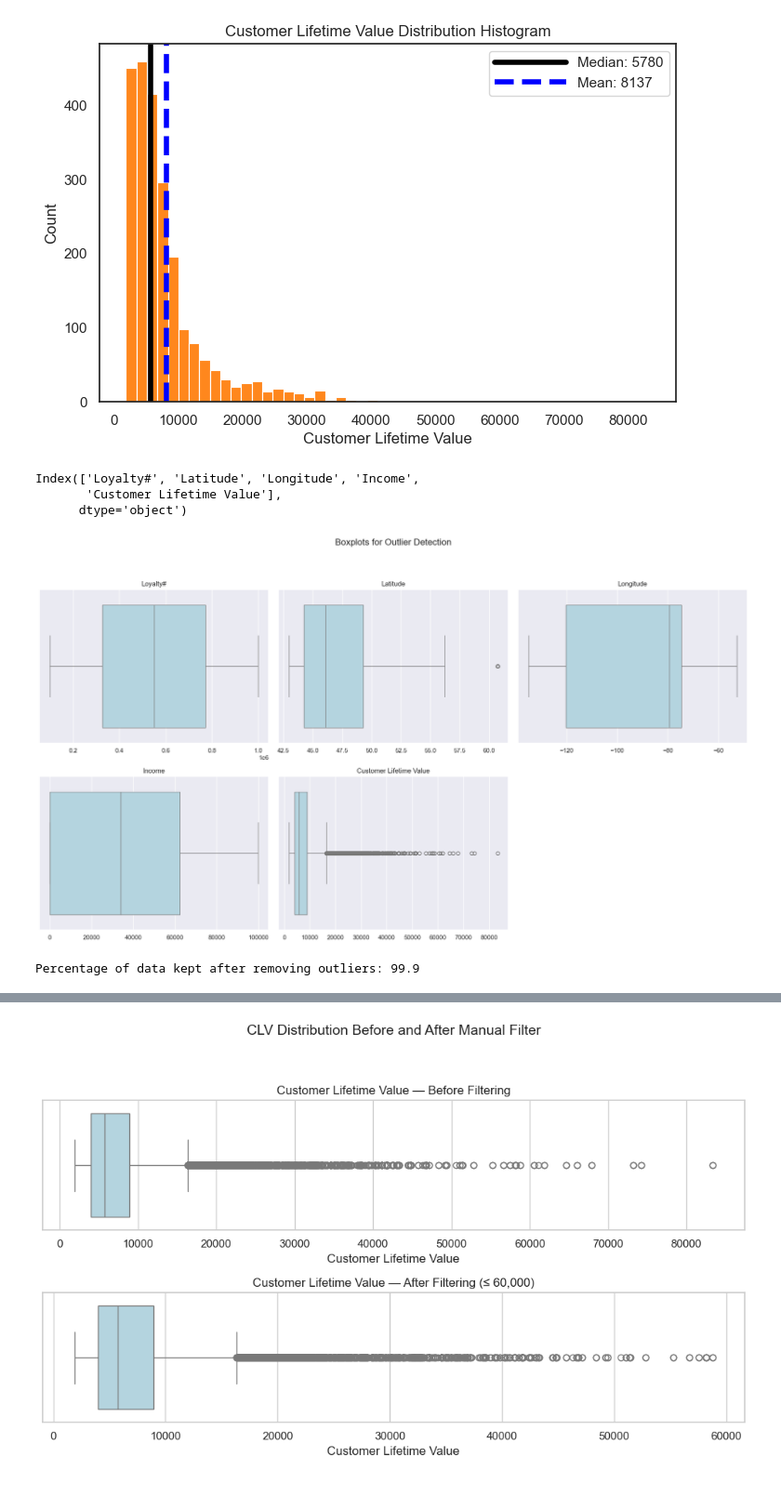
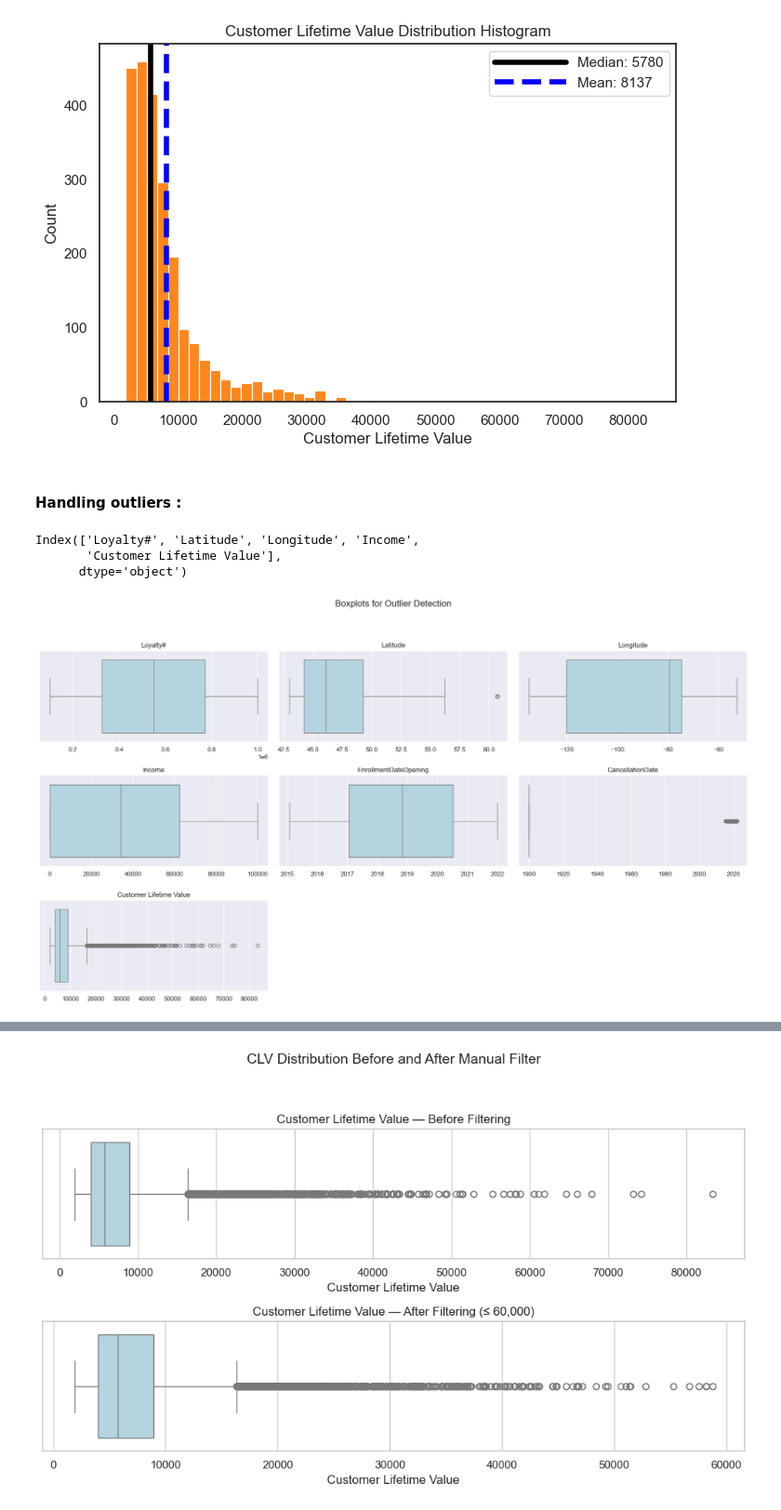
Before and after one commit to Solomonclement123/Data-Mining-Project, a Jupyter notebook: Group46_EDA_Code (1) (4).ipynb, the cells around one changed output, grey strips where cells are left out. Shown at 93% size. Drawn from its saved outputs; the diff is of its cells as text; code cells hidden in the pictures.

```diff
--- a/Group46_EDA_Code (1) (4).ipynb
+++ b/Group46_EDA_Code (1) (4).ipynb
@@ -20,4 +56,4 @@ from math import ceil
 # %%
-customers = pd.read_csv("DM_AIAI_CustomerDB.csv")
-flights = pd.read_csv("DM_AIAI_FlightsDB.csv")
+customers = pd.read_csv("DM_AIAI_CustomerDB (1).csv")
+flights = pd.read_csv("DM_AIAI_FlightsDB (1).csv")
 # %%
@@ -439,2 +512,7 @@ dtype: object
 # %%
 ##we used the histogram to check the distribution of the columns with missing values to decide how to refill it
+# %%
+#Define metric and non-metric features :
+
+Customers_non_metric_features = ["Province or State","City","Education","Gender","Marital Status", "LoyaltyStatus","EnrollmentType"]
+Customers_metric_features = subset_customers.columns.drop(Customers_non_metric_features).to_list()
@@ -522,4 +582,5 @@ Customer Lifetime Value: skewness = 3.07
 # %%
-subset_customers['Income'].fillna(subset_customers['Income'].median(), inplace=True)
-subset_customers['Customer Lifetime Value'].fillna(subset_customers['Customer Lifetime Value'].median(), inplace=True)
-subset_customers[["Income", "Customer Lifetime Value"]].isna().sum()
+subset_customers = subset_customers.fillna({
+    'Income': subset_customers['Income'].median(),
+    'Customer Lifetime Value': subset_customers['Customer Lifetime Value'].median()
+})
@@ -676,3 +715,5 @@ sns.set()
+# %% [markdown]
+#### Handling outliers :
 # %%
 subset_customers.select_dtypes(include='number').columns
 # %% [output]
@@ -682,36 +723,16 @@ Index(['Loyalty#', 'Latitude', 'Longitude', 'Income',
 # %%
 #creating boxplots for all numeric variables in the subset_customers dataset to visually inspect their distributions and detect possible outliers.
 # %%
-import matplotlib.pyplot as plt
-import seaborn as sns
-from math import ceil
-
-num_cols = ['Loyalty#', 'Latitude', 'Longitude', 'Income', 'Customer Lifetime Value']
-
 plt.figure(figsize=(18, 10))
 plt.suptitle("Boxplots for Outlier Detection", fontsize=16, y=1.02)
 
-for i, col in enumerate(num_cols, 1):
-    plt.subplot(ceil(len(num_cols) / 3), 3, i)
+for i, col in enumerate(Customers_metric_features , 1):
+    plt.subplot(ceil(len(Customers_metric_features ) / 3), 3, i)
     sns.boxplot(x=subset_customers[col], color='lightblue')
     plt.title(col)
     plt.xlabel("")
 
 plt.tight_layout(rect=[0, 0, 1, 0.97])
 plt.show()
 # %% [output]
-[figure, old version]
+[figure, new version]
-# %%
-filters_man = (
-    (subset_customers['Customer Lifetime Value'] <= 60000)
-)
-
-subset_cleaned_manual = subset_customers[filters_man]
-
-# check percentage of data kept
-print(
-    'Percentage of data kept after removing outliers:',
-    100 * np.round(subset_cleaned_manual.shape[0] / subset_customers.shape[0], 4)
-)
-# %% [output]
-Percentage of data kept after removing outliers: 99.9
```
Also changed, not shown: parts of 238 cells of this notebook.
